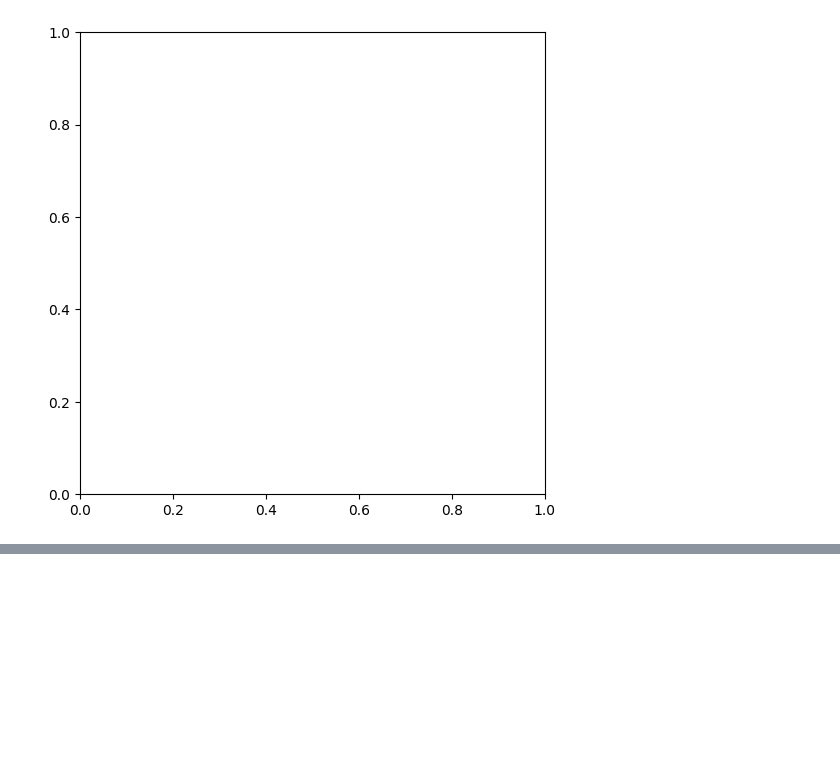
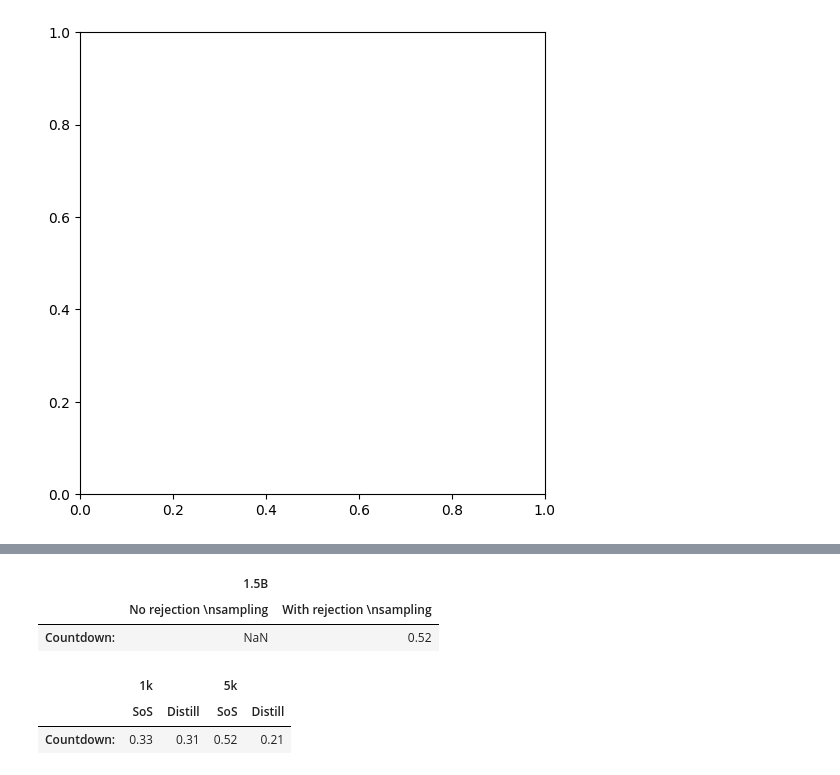
Before and after one commit to chloeli-15/stream-of-search, a Jupyter notebook: results/visualize.ipynb, the cells around one changed output, grey strips where cells are left out. Drawn from its saved outputs; the diff is of its cells as text; code cells hidden in the pictures; blank space fills up the shorter version.

```diff
--- a/results/visualize.ipynb
+++ b/results/visualize.ipynb
@@ -180,0 +175,76 @@ rejection_sample_experiments = {
+# %%
+sizes = ["1.5B"]
+
+methods = {
+    "No rejection \nsampling": "qwen-2.5-x.5B-instruct-sft-lora-countdown-search-react-seq10k-5k",
+    "With rejection \nsampling": "qwen-2.5-x.5B-instruct-sft-lora-countdown-search-react-correct-seq10k-5k"
+}
+
+tasks = {
+    "Countdown:": "test_128",
+}
+
+results = {size: {method_key: {task_key: None for task_key in tasks.keys()} for method_key in methods.keys()} for size in sizes}
+for size_val in sizes:
+    for method_key, method_val in methods.items():
+        for task_key, task_val in tasks.items():
+            folder_to_look_for = f"./{method_val}/{task_val}*.json".replace("x.5B", size_val)
+            specific_file = glob.glob(folder_to_look_for)
+            if specific_file:
+                results[size_val][method_key][task_key] = parse_results_from_json(specific_file[0])
+
+# above works, put their filepath in a pandas df
+
+# put results in a pandas df
+df = pd.DataFrame.from_dict({(i, j): results[i][j]
+                        for i in results.keys()
+                        for j in results[i].keys()},
+                        orient='index')
+# Tranpose
+df = df.transpose()
+# make the df float up to 2 decimals
+df = df.round(2)
+df.to_latex("results.tex", index=True, float_format="%.2f")
+df
+# %% [output]
+|  | 1.5B |  |
+|  | No rejection \nsampling | With rejection \nsampling |
+| Countdown: | NaN | 0.52 |
+# %%
+training_sizes = ["1k", "5k"]
+
+methods = {
+    "SoS": "qwen-2.5-1.5B-instruct-sft-lora-countdown-search",
+    "Distill": "qwen-2.5-1.5B-instruct-sft-lora-countdown-deepseek"
+}
+
+tasks = {
+    "Countdown:": "test_128",
+}
+
+results = {size: {method_key: {task_key: None for task_key in tasks.keys()} for method_key in methods.keys()} for size in training_sizes}
+for size_val in training_sizes:
+    for method_key, method_val in methods.items():
+        for task_key, task_val in tasks.items():
+            folder_to_look_for = f"./{method_val}*{size_val}/{task_val}*.json"
+            specific_file = glob.glob(folder_to_look_for)
+            if specific_file:
+                results[size_val][method_key][task_key] = parse_results_from_json(specific_file[0])
+
+# above works, put their filepath in a pandas df
+
+# put results in a pandas df
+df = pd.DataFrame.from_dict({(i, j): results[i][j]
+                        for i in results.keys()
+                        for j in results[i].keys()},
+                        orient='index')
+# Tranpose
+df = df.transpose()
+# make the df float up to 2 decimals
+df = df.round(2)
+df.to_latex("results.tex", index=True, float_format="%.2f")
+df
+# %% [output]
+|  | 1k |  | 5k |  |
+|  | SoS | Distill | SoS | Distill |
+| Countdown: | 0.33 | 0.31 | 0.52 | 0.21 |
```
Also changed, not shown: parts of 2 cells of this notebook, 13 other files.
